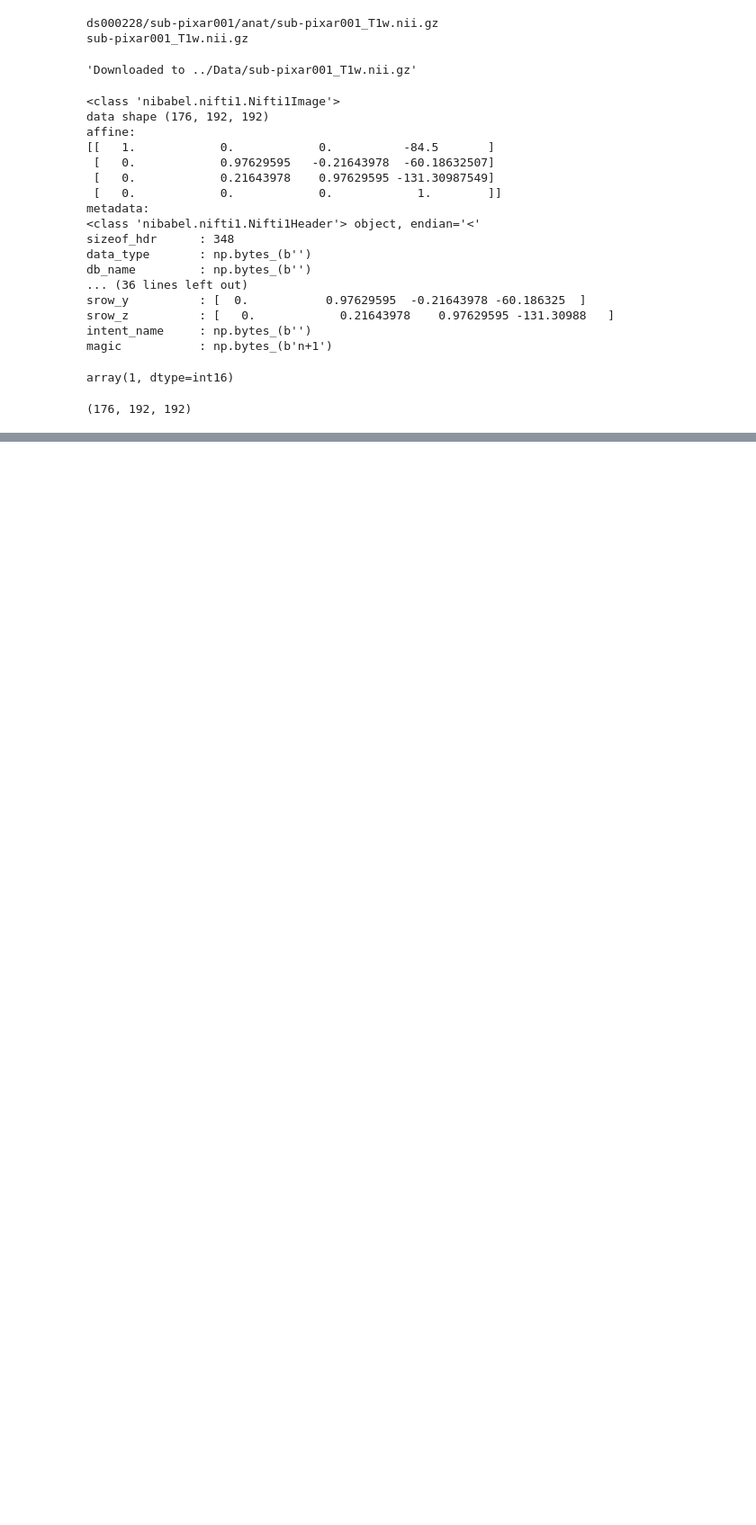
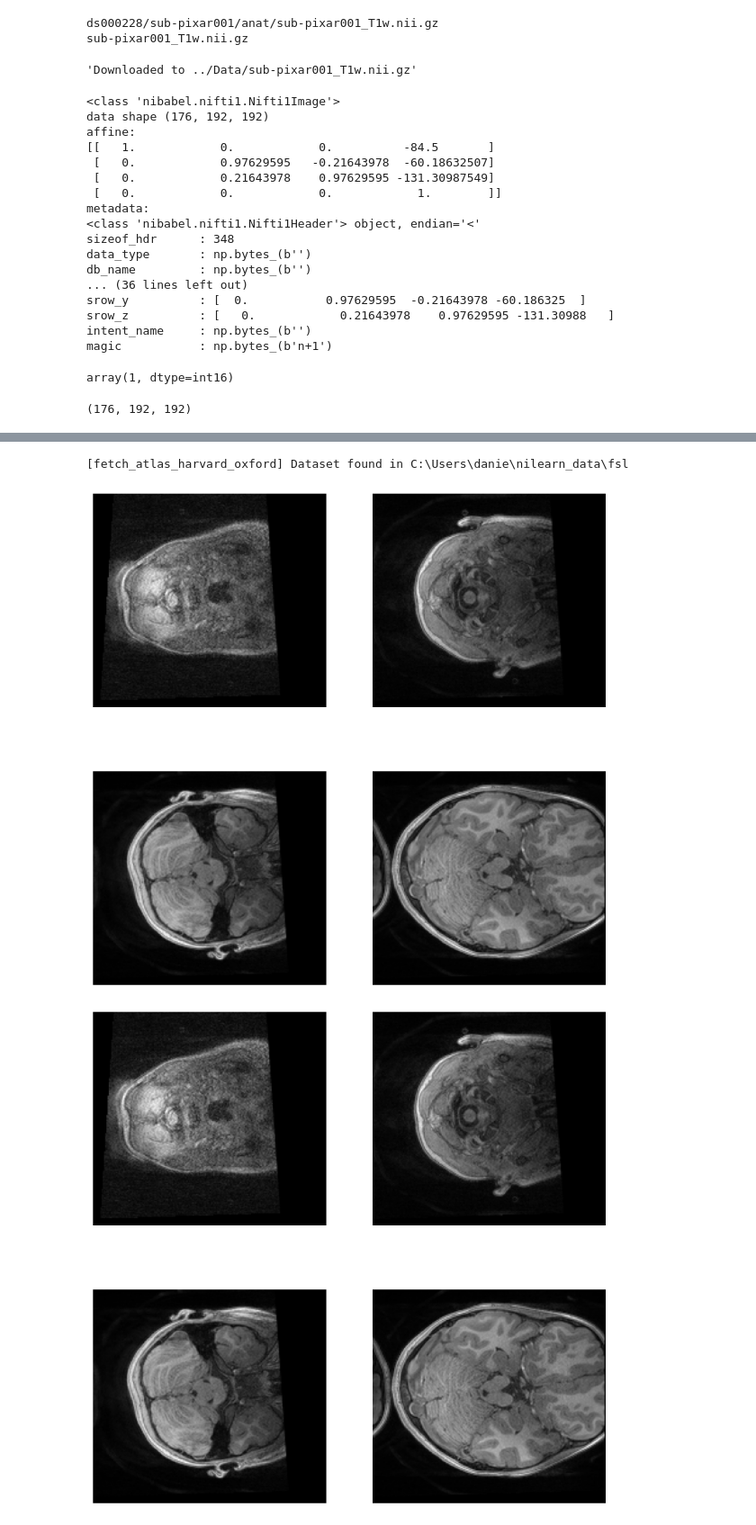
Before and after one commit to DannySalib/Demographic_Predictive_Modeling_From_MRIs, a Jupyter notebook: Notes/exploring_the_data_and_learning_nibabel.ipynb, the cells around one changed output, grey strips where cells are left out. Shown at 90% size. Cells and saved outputs as stored; diff of their text form; code cells hidden in the pictures; blank space fills up the shorter version.

```diff
--- a/Notes/exploring_the_data_and_learning_nibabel.ipynb
+++ b/Notes/exploring_the_data_and_learning_nibabel.ipynb
@@ -21,9 +21,9 @@ download_file(
 # %%
 import nibabel as nib
 
-nifti = nib.load('..\Data\sub-pixar001_T1w.nii.gz')
+img = nib.load('..\Data\sub-pixar001_T1w.nii.gz')
 
-print(nifti)
+print(img)
 # %% [output]
 <class 'nibabel.nifti1.Nifti1Image'>
 data shape (176, 192, 192)
@@ -54,6 +54,6 @@ nifti.shape
 # An array of images
 # each image is from the mri scan
 # each image is a `slice` of the brain
-mri_scan = nifti.get_fdata()
+mri_scan = img.get_fdata()
 # %%
 import matplotlib.pyplot as plt
@@ -95,0 +97,17 @@ KeyboardInterrupt:
+# %%
+from nilearn import datasets, image, plotting
+import nibabel as nib
+
+# Load the probabilistic atlas
+ho_atlas = datasets.fetch_atlas_harvard_oxford('cort-prob-2mm')
+
+atlas_img = ho_atlas.maps
+img_data = atlas_img.get_fdata()
+
+tMax = img_data.shape[3]
+for t in range(0, tMax, tMax // 2):
+    plot_img(atlas_img.get_fdata()[:, :, :, t], n=2)
+# %% [output]
+[fetch_atlas_harvard_oxford] Dataset found in C:\Users\danie\nilearn_data\fsl
+[figure, added]
+[figure, added]
```
Also changed, not shown: parts of 4 cells of this notebook, 2 other files.
